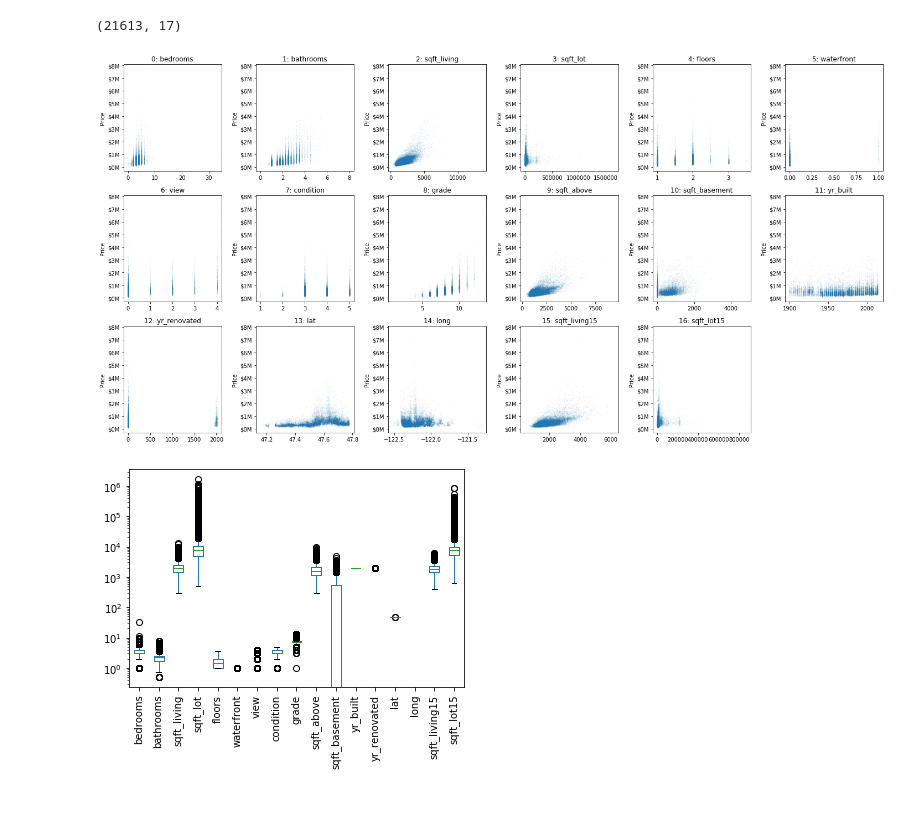
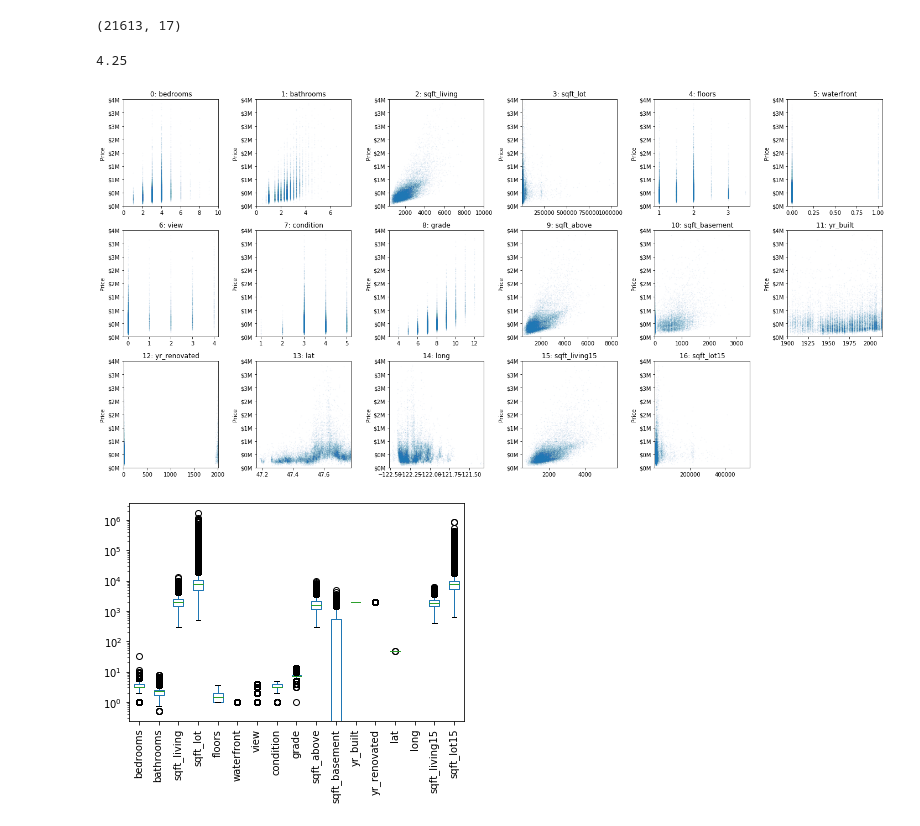
Before and after one commit to amueller/COMS4995-s20, a Jupyter notebook: slides/aml-04-preprocessing/aml-07-preprocessing.ipynb, the cells around one changed output. Saved outputs shown, nothing was run; the diff lists cells and outputs as text; code cells hidden in the pictures.

```diff
--- a/slides/aml-04-preprocessing/aml-07-preprocessing.ipynb
+++ b/slides/aml-04-preprocessing/aml-07-preprocessing.ipynb
@@ -86,28 +86,37 @@ X.shape
 (21613, 17)
 # %%
 from dabl.plot.utils import _find_inliers
+# %%
+X.bathrooms.quantile(q=.99)
+# %% [output]
+4.25
 # %%
 # FuncFormatter can be used as a decorator
 import matplotlib.ticker as ticker
 
 @ticker.FuncFormatter
-def major_formatter(x, pos):
+def million_formatter(x, pos):
     return f"${int(x / 10 ** 6)}M"
 
 
 fig, axes = plt.subplots(3, 6, figsize=(20, 10))
 for i, ax in enumerate(axes.ravel()):
     if i > 16:
         ax.set_visible(False)
         continue
-    ax.yaxis.set_major_formatter(major_formatter)
-    ax.scatter(X.iloc[:, i], y, alpha=.1, s=.1)
+    X_col = X.iloc[:, i]
+    ax.yaxis.set_major_formatter(million_formatter)
+    # set ticks to disregard outliers
+    ax.set_ylim(0, 4000000)
+    if X_col.nunique() > 10:
+        ax.set_xlim(X_col.quantile(q=.0001), X_col.quantile(q=.9999))
+    ax.scatter(X_col, y, alpha=.1, s=.1)
     ax.set_title("{}: {}".format(i, X.columns[i]))
     ax.set_ylabel("Price")
 plt.tight_layout()
 plt.savefig("images/house_price_scatter.png")
 # %% [output]
-[figure, old version]
+[figure, new version]
 # %%
 X.plot(kind='box', rot=90, logy=True)
 plt.savefig("images/house_price_boxplot.png")
```
Also changed, not shown: parts of 26 cells of this notebook, 6 other files.
